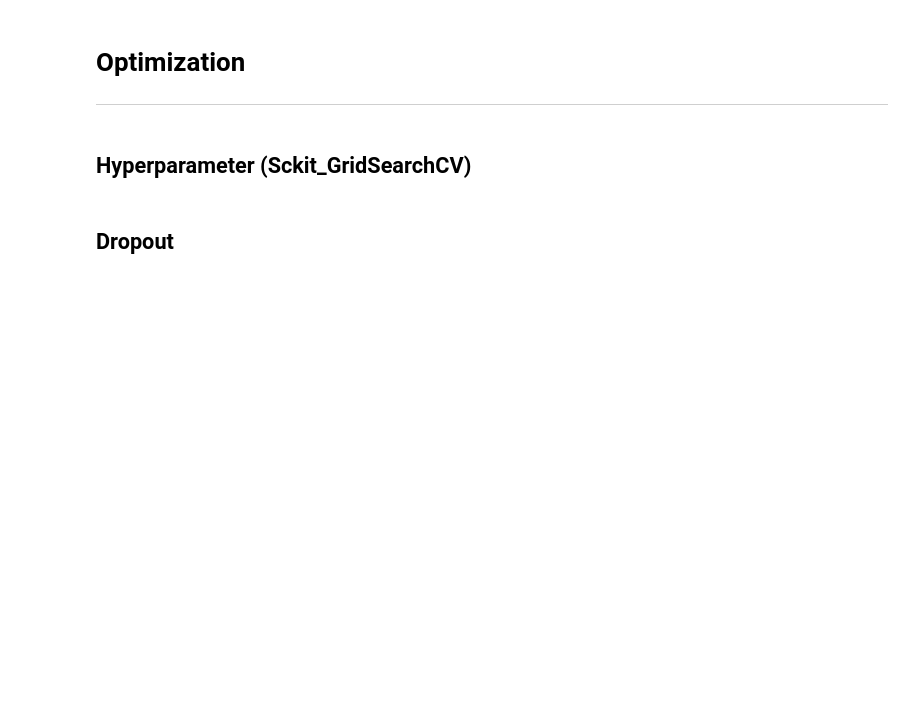
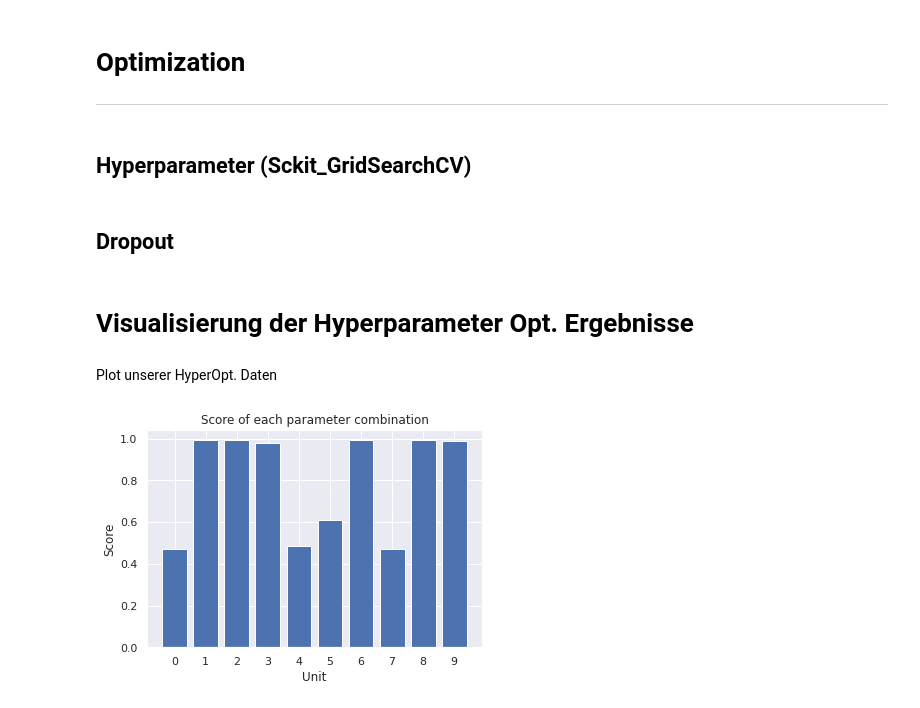
Before and after one commit to nina-prog/sem-data-analysis-VAE, a Jupyter notebook: VAE_v2.0.ipynb, the cells around one changed output. Cells and saved outputs as stored; diff of their text form; code cells hidden in the pictures; blank space fills up the shorter version.

Commit message:
Added small plot for visualization our hyperparameter opt

```diff
--- a/VAE_v2.0.ipynb
+++ b/VAE_v2.0.ipynb
@@ -667,3 +667,26 @@ def experiment_dropout():
 results = experiment_dropout()
 # summarize results
 print(results)
+# %% [markdown]
+# Visualisierung der Hyperparameter Opt. Ergebnisse
+# %% [markdown]
+Plot unserer HyperOpt. Daten
+# %%
+# Scores of our Hyperparameter Optimization (tex table)
+scores = [-0.471175, -0.991746, -0.992019, -0.981000, -0.485607, -0.611106, -0.991642, -0.469100, -0.992007, -0.990456]
+
+# Positive Score, i.e. each score in scores * (-1)
+posScores = []
+for s in scores:
+  posScores.append(s*(-1))
+
+indices = np.arange(0,10)
+
+plt.bar(indices, posScores, tick_label=indices)
+plt.title("Score of each parameter combination")
+plt.xlabel("Unit")
+plt.ylabel("Score")
+# Safe fig
+plt.savefig(fname = "scores.png")
+# %% [output]
+[figure, added]
```
